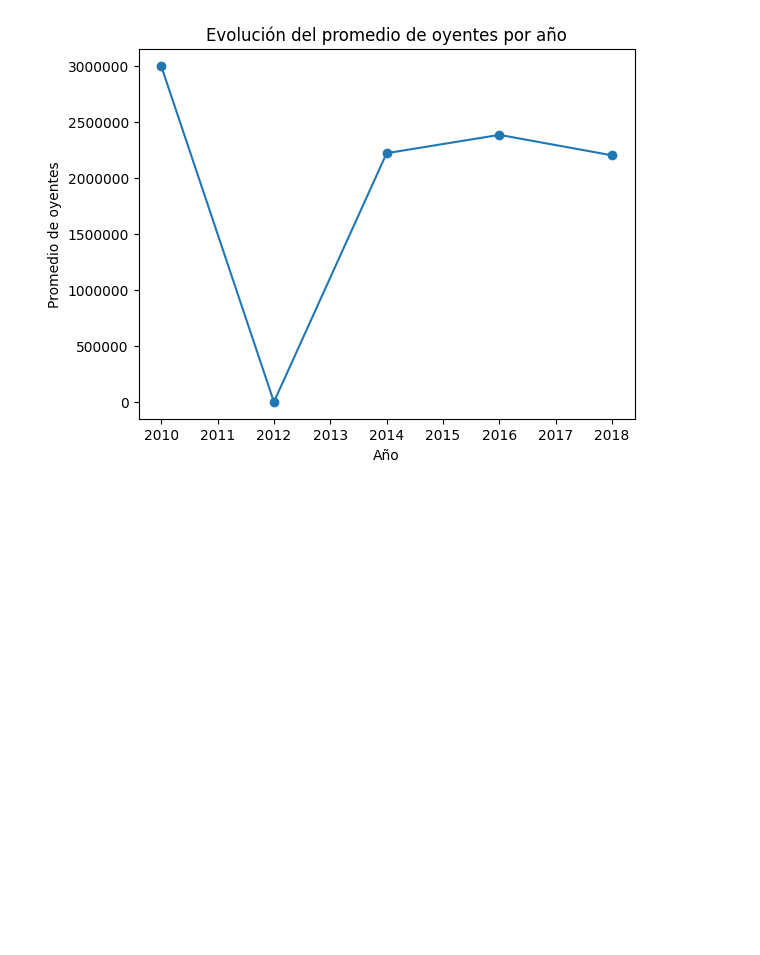
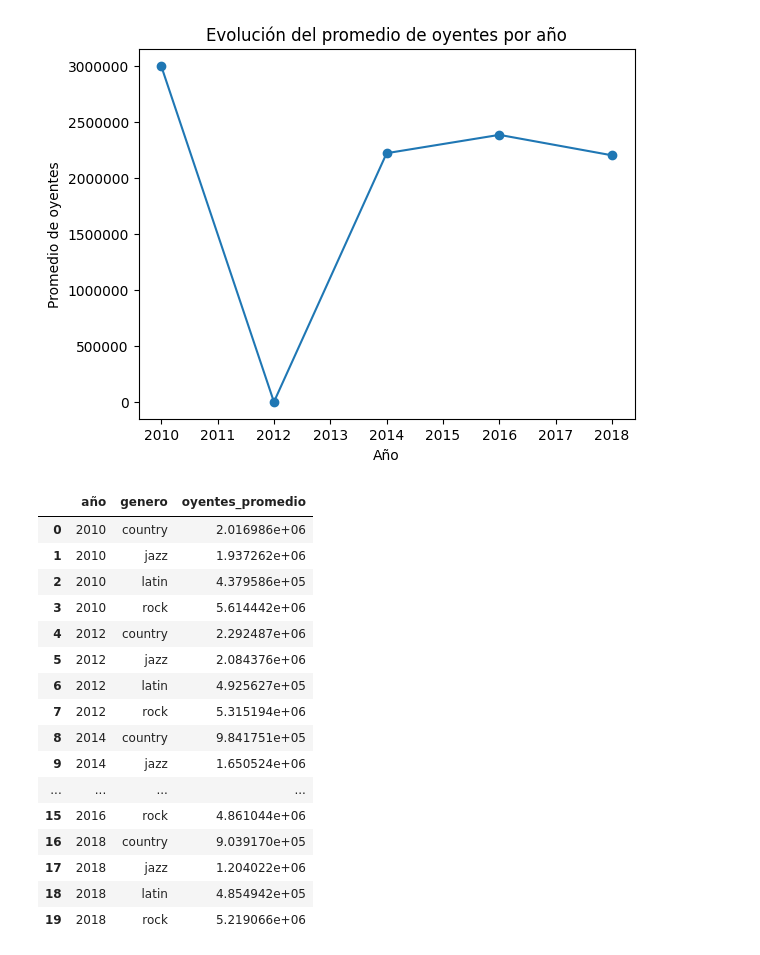
Before and after one commit to eaguilothio/da-project-promo-59-modulo-2-team-1, a Jupyter notebook: CONSULTAS_musicstream.ipynb, the cells around one changed output. Saved outputs shown, nothing was run; the diff lists cells and outputs as text; code cells hidden in the pictures; blank space fills up the shorter version.

```diff
--- a/CONSULTAS_musicstream.ipynb
+++ b/CONSULTAS_musicstream.ipynb
@@ -292,3 +278,32 @@ plt.ticklabel_format(style='plain', axis='y')
 plt.show()
 # %% [output]
 [figure]
+# %%
+mycursor = cnx.cursor()
+
+query = """SELECT lanzamiento AS año, genero, AVG(oyentes) AS oyentes_promedio
+FROM canciones
+GROUP BY lanzamiento, genero
+ORDER BY año, genero;
+;"""
+
+oyentes_genero_año = pd.read_sql_query(query,cnx)
+oyentes_genero_año
+# %% [output]
+|  | año | genero | oyentes_promedio |
+| 0 | 2010 | country | 2.016986e+06 |
+| 1 | 2010 | jazz | 1.937262e+06 |
+| 2 | 2010 | latin | 4.379586e+05 |
+| 3 | 2010 | rock | 5.614442e+06 |
+| 4 | 2012 | country | 2.292487e+06 |
+| 5 | 2012 | jazz | 2.084376e+06 |
+| 6 | 2012 | latin | 4.925627e+05 |
+| 7 | 2012 | rock | 5.315194e+06 |
+| 8 | 2014 | country | 9.841751e+05 |
+| 9 | 2014 | jazz | 1.650524e+06 |
+| ... | ... | ... | ... |
+| 15 | 2016 | rock | 4.861044e+06 |
+| 16 | 2018 | country | 9.039170e+05 |
+| 17 | 2018 | jazz | 1.204022e+06 |
+| 18 | 2018 | latin | 4.854942e+05 |
+| 19 | 2018 | rock | 5.219066e+06 |
```
Also changed, not shown: parts of 2 cells of this notebook.
